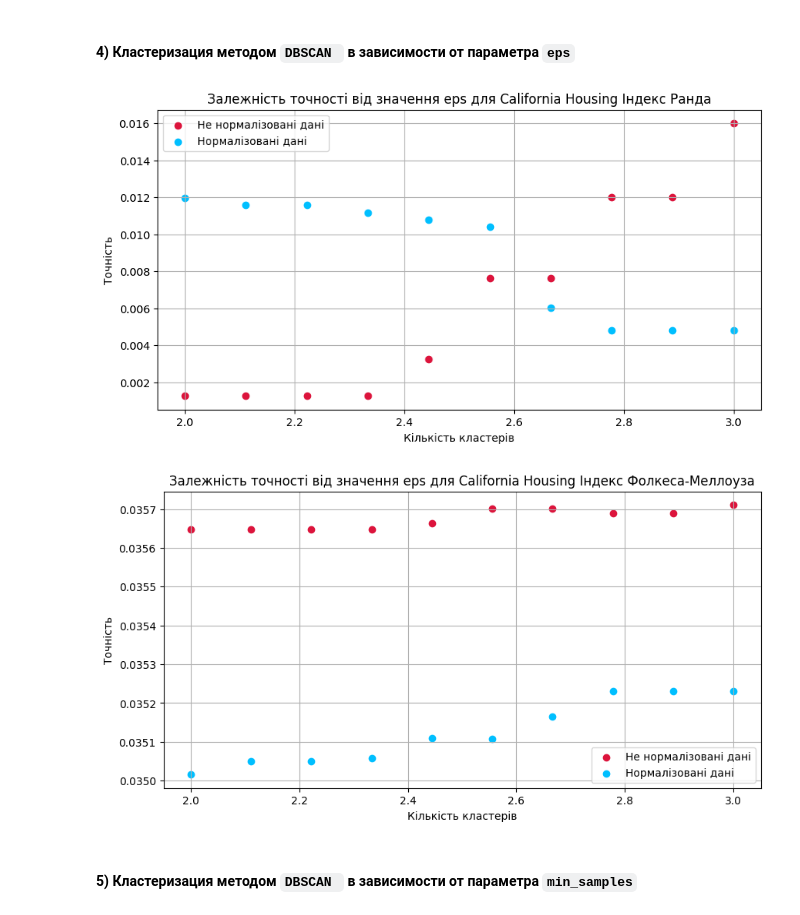
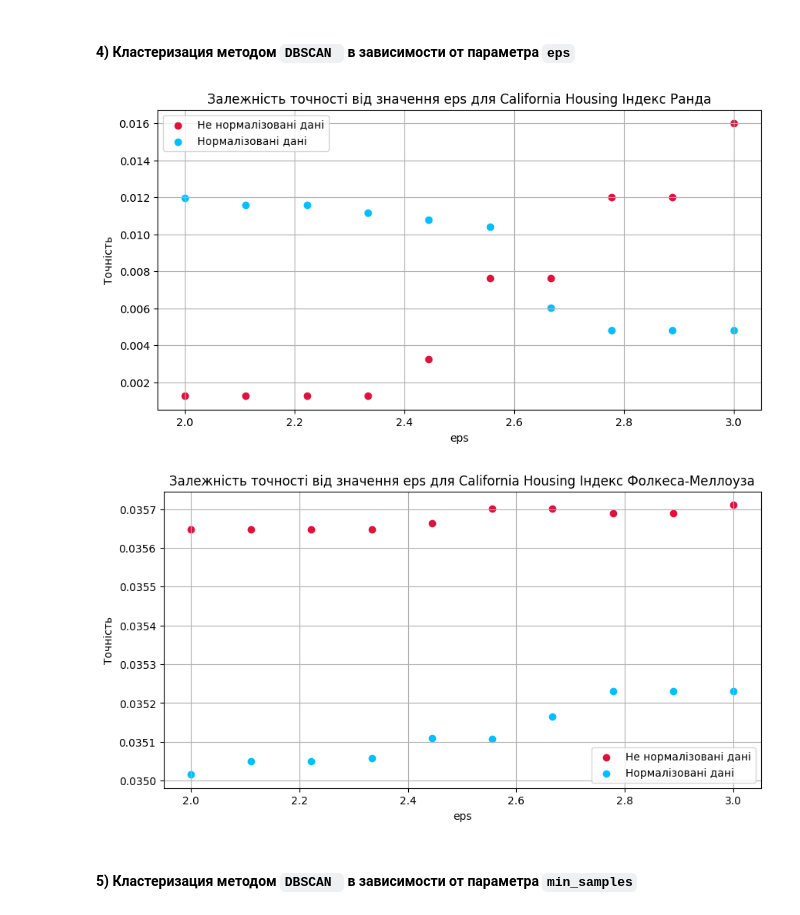
Before and after one commit to ulyagram77/Intelligent_Data_Analysis_Labs, a Jupyter notebook: Laboratorna4/lab4.ipynb, the cells around one changed output. Cells and saved outputs as stored; diff of their text form; code cells hidden in the pictures.

```diff
--- a/Laboratorna4/lab4.ipynb
+++ b/Laboratorna4/lab4.ipynb
@@ -8,7 +8,7 @@ from sklearn.metrics import rand_score, fowlkes_mallows_score
 # %% [markdown]
 #### `Допоміжні функції`
 # %%
-def plot_metrics(cluster_range, metric_list_unnormalized, metric_list_normalized, title=None, scatter=False):
+def plot_metrics(cluster_range, metric_list_unnormalized, metric_list_normalized, title=None, param_name=None, scatter=False):
     """
     Визуализирует зависимость метрик от числа кластеров для необработанных и нормализованных данных.
 
@@ -26,7 +26,7 @@ def plot_metrics(cluster_range, metric_list_unnormalized, metric_list_normalized
         plt.figure(figsize=(10, 5))
         plt.scatter(cluster_range, metric_list_unnormalized, marker='o', label='Не нормалізовані дані', color='crimson')
         plt.scatter(cluster_range, metric_list_normalized, marker='o', label='Нормалізовані дані', color='deepskyblue')
-        plt.xlabel('Кількість кластерів')
+        plt.xlabel(param_name)
         plt.ylabel('Точність')
         plt.title(title)
         plt.legend()
@@ -36,7 +36,7 @@ def plot_metrics(cluster_range, metric_list_unnormalized, metric_list_normalized
         plt.figure(figsize=(10, 5))
         plt.plot(cluster_range, metric_list_unnormalized, marker='o', label='Не нормалізовані дані', color='crimson')
         plt.plot(cluster_range, metric_list_normalized, marker='o', label='Нормалізовані дані', color='deepskyblue')
-        plt.xlabel('Кількість кластерів')
+        plt.xlabel(param_name)
         plt.ylabel('Точність')
         plt.title(title)
         plt.legend()
@@ -100,0 +103,29 @@ for bandwidth in bandwidth_range:
+# %%
+# разные параметры окресности eps_list
+eps_list = np.linspace(2, 3, 10)
+
+# минимальное количество точек, необходимых для формирования плотного кластера
+min_samples_list = range(6, 16)
+
+dbscan_unnormalized_rand = []
+dbscan_normalized_rand = []
+
+dbscan_unnormalized_fowlkes = []
+dbscan_normalized_fowlkes = []
+# %%
+# создание и обучение модели на стандартизированых и исходных данных
+for eps in eps_list:
+    for min_sample in min_samples_list:
+        dbscan = DBSCAN(min_samples=min_sample, eps=eps)
+        predictions = dbscan.fit_predict(X)
+        rand = rand_score(california.target[:5000], predictions)
+        dbscan_unnormalized_rand.append(rand)
+        accuracy_fowlkes = fowlkes_mallows_score(california.target[:5000], predictions)
+        dbscan_unnormalized_fowlkes.append(accuracy_fowlkes)
+
+        dbscan = DBSCAN(min_samples=min_sample, eps=eps)
+        predictions = dbscan.fit_predict(X_scaled)
+        rand = rand_score(california.target[:5000], predictions)
+        dbscan_normalized_rand.append(rand)
+        accuracy_fowlkes = fowlkes_mallows_score(california.target[:5000], predictions)
+        dbscan_normalized_fowlkes.append(accuracy_fowlkes)
@@ -127,13 +173,13 @@ for eps in eps_list:
     accuracy_fowlkes = fowlkes_mallows_score(california.target[:5000], predictions)
     dbscan_eps_normalized_fowlkes.append(accuracy_fowlkes)
 # %%
-plot_metrics(eps_list, dbscan_eps_unnormalized_rand, dbscan_eps_normalized_rand, 'Залежність точності від значення eps для California Housing Індекс Ранда', True)
+plot_metrics(eps_list, dbscan_eps_unnormalized_rand, dbscan_eps_normalized_rand, 'Залежність точності від значення eps для California Housing Індекс Ранда', 'eps', True)
 # %% [output]
-[figure, old version]
+[figure, new version]
 # %%
-plot_metrics(eps_list, dbscan_eps_unnormalized_fowlkes, dbscan_eps_normalized_fowlkes, 'Залежність точності від значення eps для California Housing Індекс Фолкеса-Меллоуза', True)
+plot_metrics(eps_list, dbscan_eps_unnormalized_fowlkes, dbscan_eps_normalized_fowlkes, 'Залежність точності від значення eps для California Housing Індекс Фолкеса-Меллоуза', 'eps', True)
 # %% [output]
-[figure, old version]
+[figure, new version]
 # %% [markdown]
 #### 5) Кластеризация методом `DBSCAN ` в зависимости от параметра `min_samples`
 # %%
```
Also changed, not shown: parts of 6 cells of this notebook, 1 other file.
